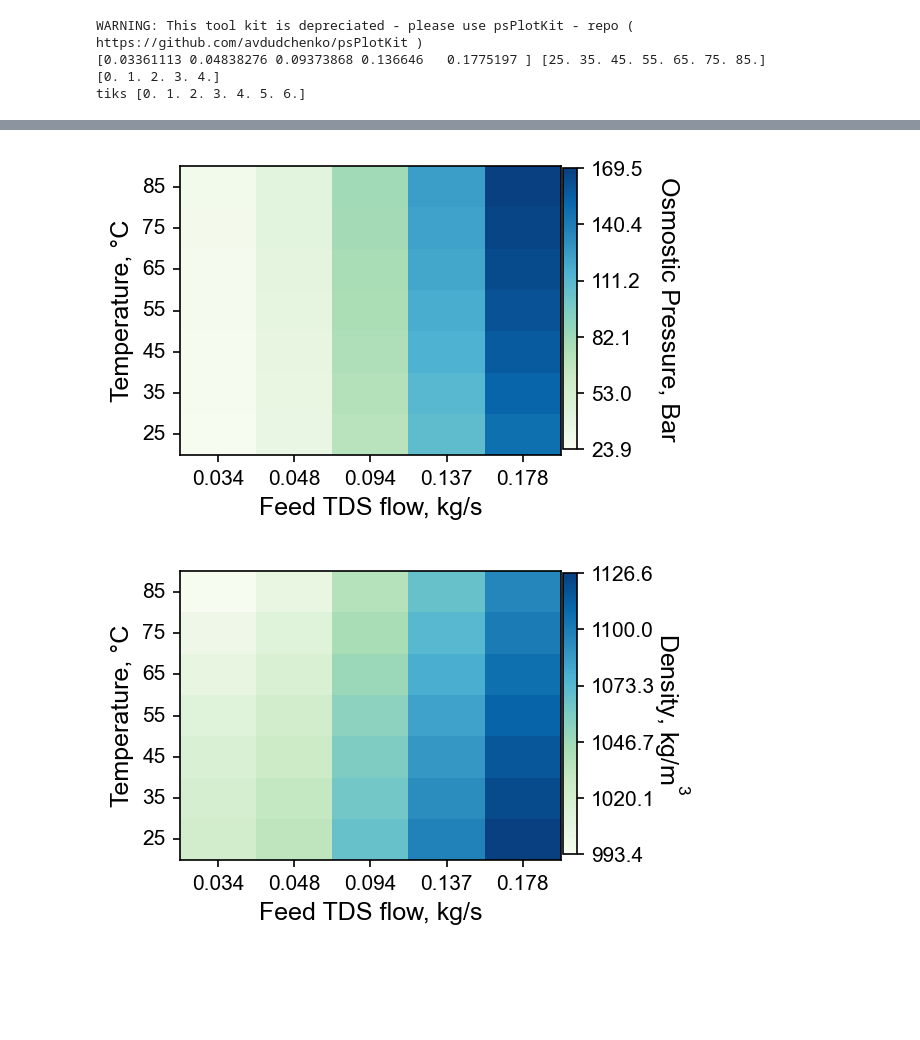
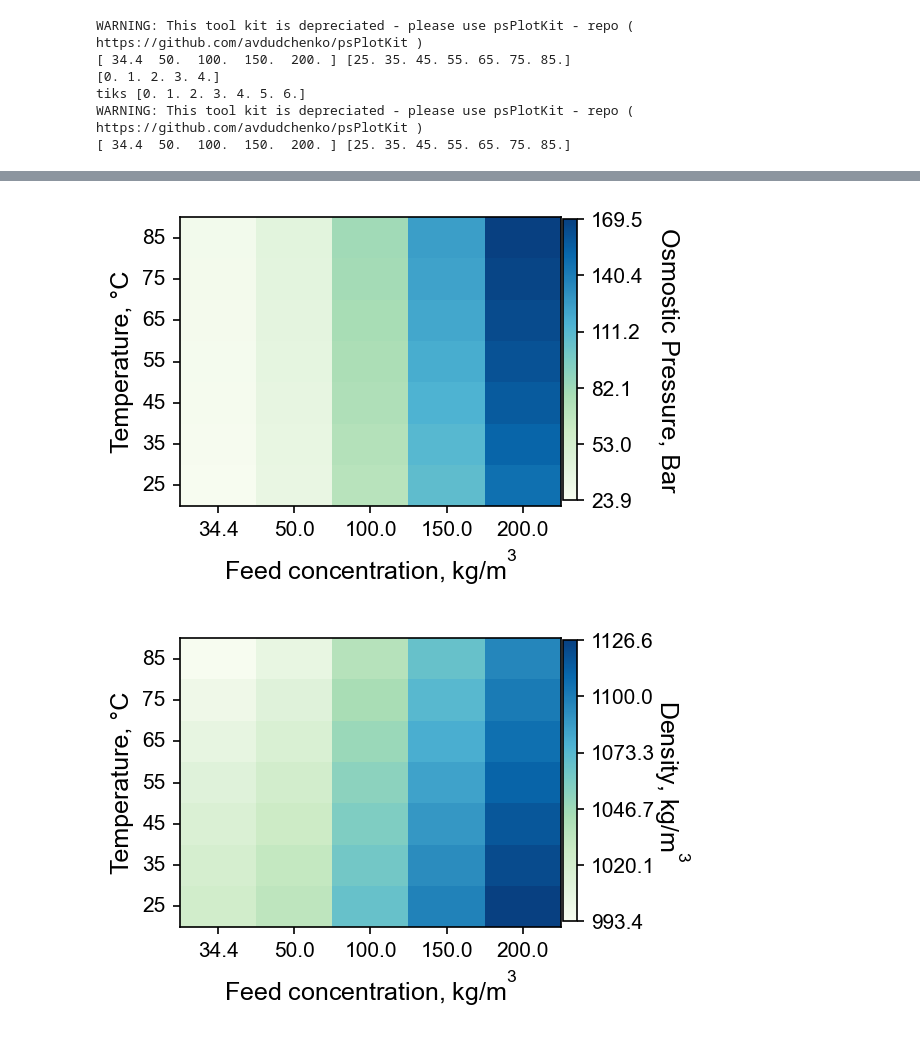
Before and after one commit to savannahsakhai/watertap, a Jupyter notebook: watertap/flowsheets/property_analysis/property_colormaps.ipynb, the cells around one changed output, grey strips where cells are left out. Drawn from its saved outputs; the diff is of its cells as text; code cells hidden in the pictures; blank space fills up the shorter version.

Commit message:
plotting fixes

```diff
--- a/watertap/flowsheets/property_analysis/property_colormaps.ipynb
+++ b/watertap/flowsheets/property_analysis/property_colormaps.ipynb
@@ -28,7 +28,9 @@ for i in results_col:
     error_nacl[i] = pd.DataFrame(abs(data_property_reatoro[i] - data_property_nacl[i]) / data_property_reatoro[i]) * 100
     error_simple[i] = pd.DataFrame(abs(data_property_reatoro[i] - data_property_simple[i]) / data_property_reatoro[i]) * 100
 # %%
-xticks = ([3.361113e-02,4.838276e-02,9.373868e-02,1.366460e-01,1.775197e-01])
+# xticks = ([3.361113e-02,4.838276e-02,9.373868e-02,1.366460e-01,1.775197e-01]) # actual input varied in parameter sweep
+x_plot = np.repeat([34.4, 50.0, 100.0, 150.0, 200.0], 7) #kg/m3 Reaktoro @ 25 C
+xticks = ([34.4, 50.0, 100.0, 150.0, 200.0])
 yticks = np.linspace(
     min(data_property_nacl["Temperature"])- 273.15, max(data_property_nacl["Temperature"])- 273.15, 7
 )
@@ -44,7 +46,7 @@ figure = fig_generator.figureGenerator()
 figure.init_figure(width=3.5, height=2.5)
 figure.colorMaps["color_map"] = cm.get_cmap("GnBu")
 figure.plot_map(
-    xdata=data_property_reatoro["# Feed TDS"],
+    xdata=x_plot,
     ydata=data_property_reatoro["Temperature"] - 273.15,
     zdata=data_property_reatoro["Osmotic Pressure"]/1e5,
     text=False,
@@ -56,9 +58,9 @@ figure.add_colorbar(zticks=zticks, zlabel="Osmostic Pressure, Bar")
 figure.set_axis_ticklabels(
     xticklabels=xticks,
     yticklabels=yticks,
-    xformat=3,
+    xformat=1,
     yformat=0,
-    xlabel="Feed TDS flow, kg/s",
+    xlabel="Feed concentration, kg/m$^{3}$",
     ylabel="Temperature, °C",
 )
 figure.save_fig(name="plot_reaktoro_osm_p")
@@ -71,7 +73,7 @@ figure = fig_generator.figureGenerator()
 figure.init_figure(width=3.5, height=2.5)
 figure.colorMaps["color_map"] = cm.get_cmap("GnBu")
 figure.plot_map(
-    xdata=data_property_reatoro["# Feed TDS"],
+    xdata=x_plot,
     ydata=data_property_reatoro["Temperature"] - 273.15,
     zdata=data_property_reatoro["Density"],
     text=False,
@@ -83,14 +85,16 @@ figure.add_colorbar(zticks=zticks, zlabel="Density, kg/m$^{3}$")
 figure.set_axis_ticklabels(
     xticklabels=xticks,
     yticklabels=yticks,
-    xformat=3,
+    xformat=1,
     yformat=0,
-    xlabel="Feed TDS flow, kg/s",
+    xlabel="Feed concentration, kg/m$^{3}$",
     ylabel="Temperature, °C",
 )
 figure.save_fig(name="plot_reaktoro_dens")
 # %% [output]
 WARNING: This tool kit is depreciated - please use psPlotKit - repo ( https://github.com/avdudchenko/psPlotKit )
-[0.03361113 0.04838276 0.09373868 0.136646   0.1775197 ] [25. 35. 45. 55. 65. 75. 85.]
+[ 34.4  50.  100.  150.  200. ] [25. 35. 45. 55. 65. 75. 85.]
 [0. 1. 2. 3. 4.]
 tiks [0. 1. 2. 3. 4. 5. 6.]
+WARNING: This tool kit is depreciated - please use psPlotKit - repo ( https://github.com/avdudchenko/psPlotKit )
+[ 34.4  50.  100.  150.  200. ] [25. 35. 45. 55. 65. 75. 85.]
@@ -99,7 +101,7 @@ WARNING: This tool kit is depreciated - please use psPlotKit - repo ( https://gi
 [0. 1. 2. 3. 4.]
 tiks [0. 1. 2. 3. 4. 5. 6.]
-[figure, old version]
+[figure, new version]
-[figure, old version]
+[figure, new version]
 # %%
 def colormap_prop_error(data, error_data, xticks, yticks, i = "Osmotic Pressure", file_name="file"):
     vmin = np.min([np.min(error_sea[i]), np.min(error_nacl[i]), np.min(error_simple[i])])
```
Also changed, not shown: parts of 4 cells of this notebook, 18 other files.
